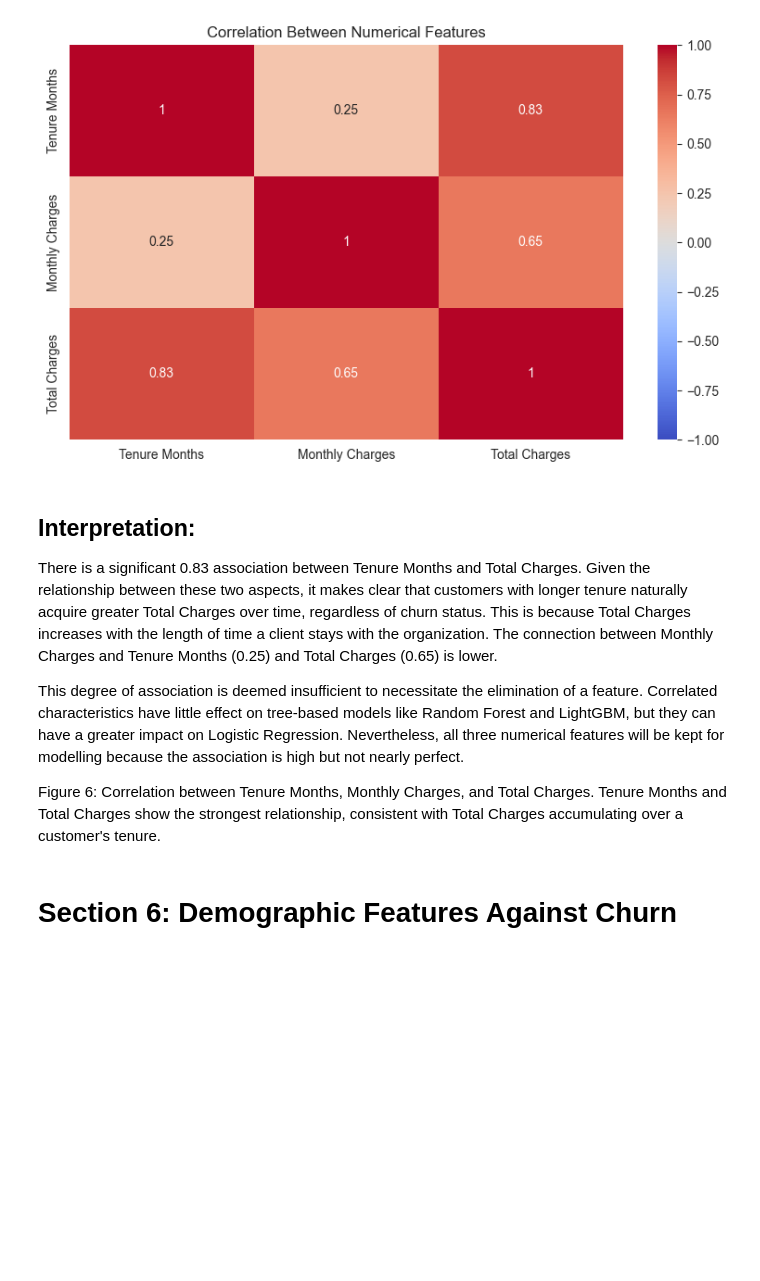
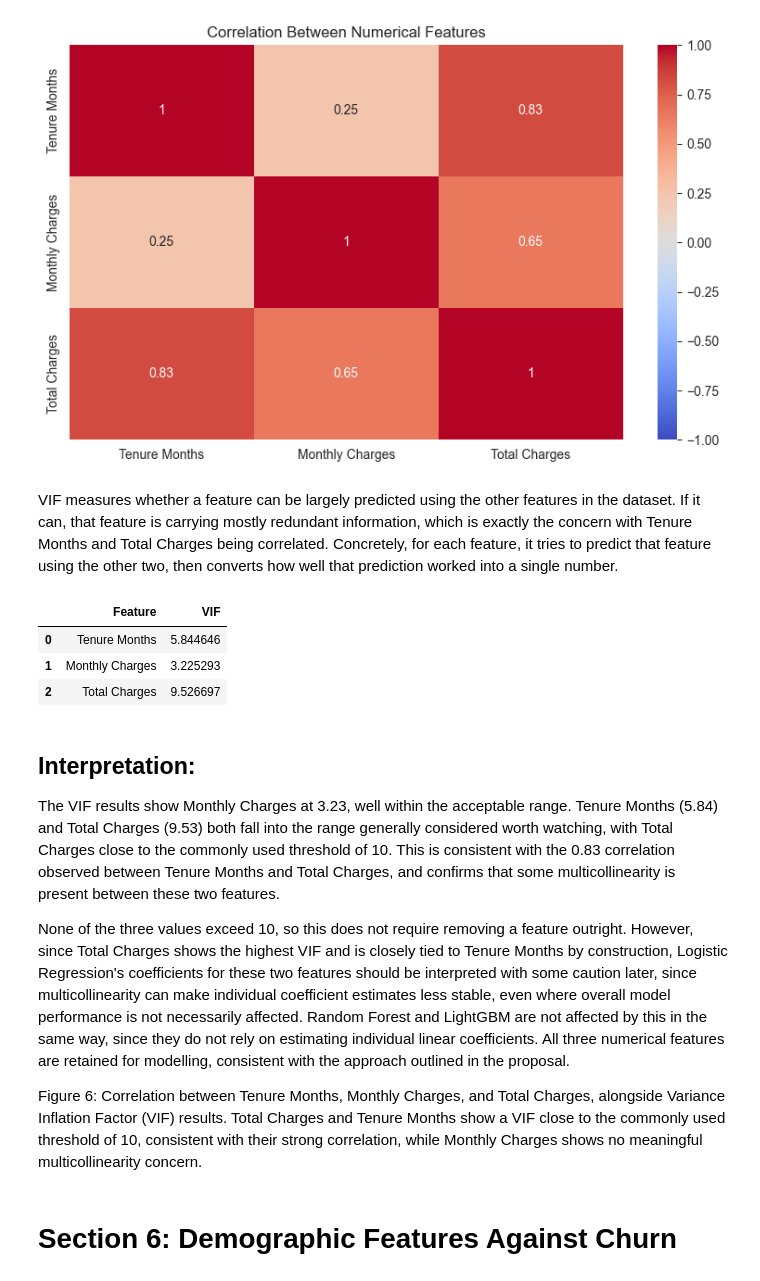
Before and after one commit to ST10294145/Customer-Churn-Data-Analysis, a Jupyter notebook: churn_data.ipynb, the cells around one changed output. Cells and saved outputs as stored; diff of their text form; code cells hidden in the pictures; blank space fills up the shorter version.

```diff
--- a/churn_data.ipynb
+++ b/churn_data.ipynb
@@ -285,14 +312,31 @@ plt.savefig("Diagrams/correlation_heatmap.png", dpi=150, bbox_inches='tight')
 plt.show()
 # %% [output]
 [figure]
+# %% [markdown]
+VIF measures whether a feature can be largely predicted using the other features in the dataset. If it can, that feature is carrying mostly redundant information, which is exactly the concern with Tenure Months and Total Charges being correlated. Concretely, for each feature, it tries to predict that feature using the other two, then converts how well that prediction worked into a single number.
+# %%
+from statsmodels.stats.outliers_influence import variance_inflation_factor
+
+vif_df = plot_df[numerical_cols].dropna().copy()
+vif_df["const"] = 1
+
+vif_results = pd.DataFrame()
+vif_results["Feature"] = numerical_cols
+vif_results["VIF"] = [variance_inflation_factor(vif_df.values, i) for i in range(len(numerical_cols))]
+vif_results
+# %% [output]
+|  | Feature | VIF |
+| 0 | Tenure Months | 5.844646 |
+| 1 | Monthly Charges | 3.225293 |
+| 2 | Total Charges | 9.526697 |
 # %% [markdown]
 ## Interpretation:
 
-There is a significant 0.83 association between Tenure Months and Total Charges. Given the relationship between these two aspects, it makes clear that customers with longer tenure naturally acquire greater Total Charges over time, regardless of churn status. This is because Total Charges increases with the length of time a client stays with the organization. The connection between Monthly Charges and Tenure Months (0.25) and Total Charges (0.65) is lower.
+The VIF results show Monthly Charges at 3.23, well within the acceptable range. Tenure Months (5.84) and Total Charges (9.53) both fall into the range generally considered worth watching, with Total Charges close to the commonly used threshold of 10. This is consistent with the 0.83 correlation observed between Tenure Months and Total Charges, and confirms that some multicollinearity is present between these two features.
 
-This degree of association is deemed insufficient to necessitate the elimination of a feature. Correlated characteristics have little effect on tree-based models like Random Forest and LightGBM, but they can have a greater impact on Logistic Regression. Nevertheless, all three numerical features will be kept for modelling because the association is high but not nearly perfect.
+None of the three values exceed 10, so this does not require removing a feature outright. However, since Total Charges shows the highest VIF and is closely tied to Tenure Months by construction, Logistic Regression's coefficients for these two features should be interpreted with some caution later, since multicollinearity can make individual coefficient estimates less stable, even where overall model performance is not necessarily affected. Random Forest and LightGBM are not affected by this in the same way, since they do not rely on estimating individual linear coefficients. All three numerical features are retained for modelling, consistent with the approach outlined in the proposal.
 
-Figure 6: Correlation between Tenure Months, Monthly Charges, and Total Charges. Tenure Months and Total Charges show the strongest relationship, consistent with Total Charges accumulating over a customer's tenure.
+Figure 6: Correlation between Tenure Months, Monthly Charges, and Total Charges, alongside Variance Inflation Factor (VIF) results. Total Charges and Tenure Months show a VIF close to the commonly used threshold of 10, consistent with their strong correlation, while Monthly Charges shows no meaningful multicollinearity concern.
 # %% [markdown]
 # Section 6: Demographic Features Against Churn
 # %% [markdown]
```
Also changed, not shown: parts of 13 cells of this notebook.
